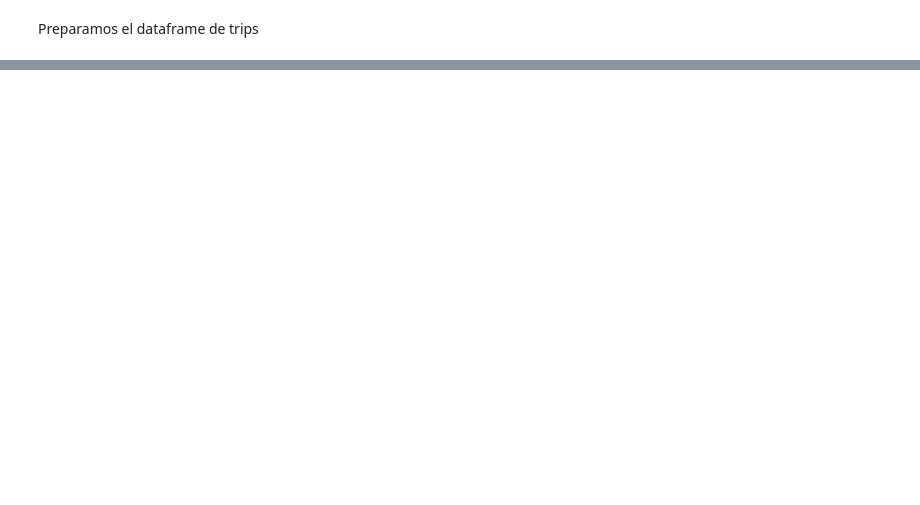
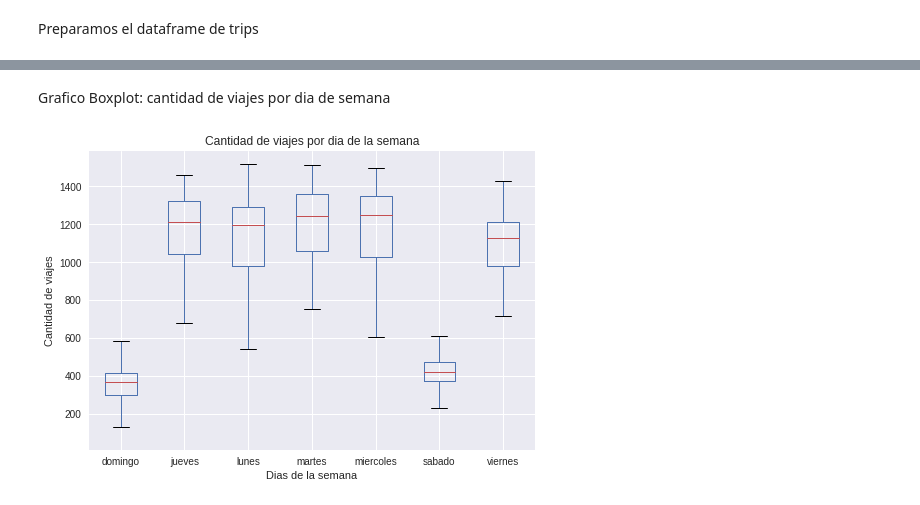
Before and after one commit to rodrividal/tpdatos, a Jupyter notebook: sf-bay-area-bike-share-analisis-exploratorio.ipynb, the cells around one changed output, grey strips where cells are left out. Drawn from its saved outputs; the diff is of its cells as text; code cells hidden in the pictures; blank space fills up the shorter version.

```diff
--- a/sf-bay-area-bike-share-analisis-exploratorio.ipynb
+++ b/sf-bay-area-bike-share-analisis-exploratorio.ipynb
@@ -60,0 +75,16 @@ plt.show()
+# %% [markdown]
+Grafico Boxplot: cantidad de viajes por dia de semana
+# %%
+aux = {}
+c = 0
+for dia in dias:
+    aux[dia] = trips[trips['weekday'] == c ].groupby('DATE').aggregate(sum).reset_index()['trips'][:104]
+    c += 1
+aux = pd.DataFrame.from_dict(aux, orient='columns')
+aux.plot.box()
+plt.title('Cantidad de viajes por dia de la semana')
+plt.xlabel('Dias de la semana')
+plt.ylabel('Cantidad de viajes')
+plt.show()
+# %% [output]
+[figure, added]
```
Also changed, not shown: parts of 40 cells of this notebook.
